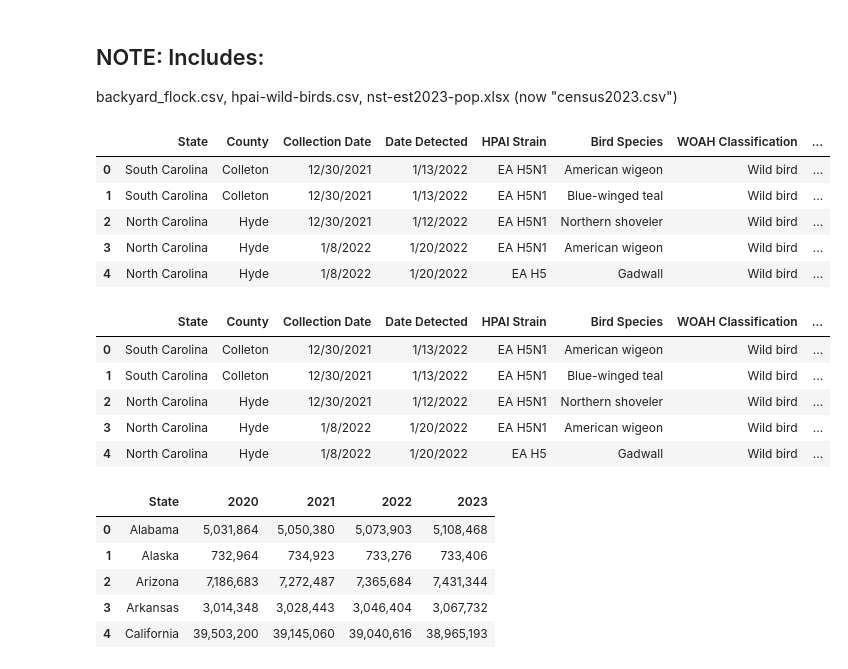
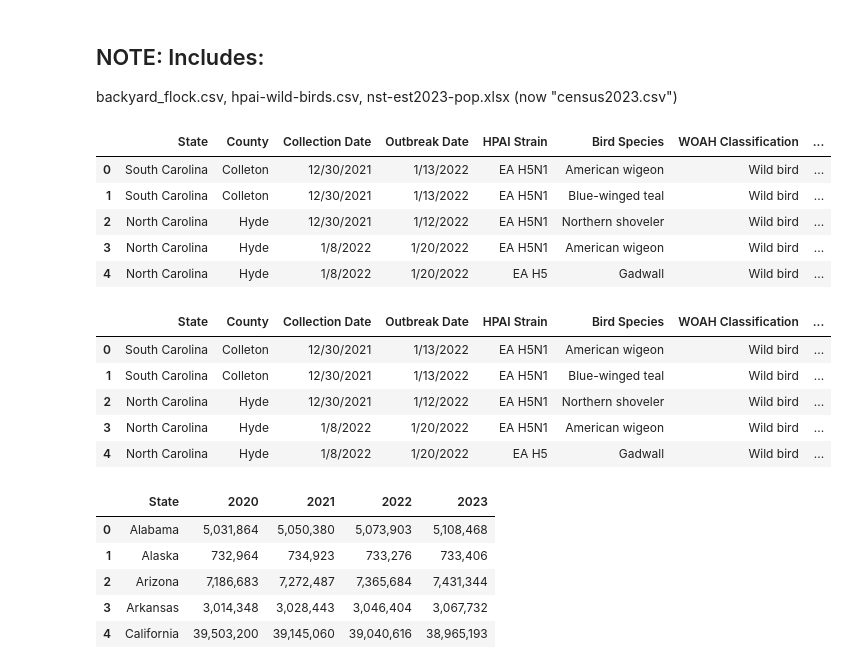
Before and after one commit to MaryPulley/Project_2, a Jupyter notebook: pre_process_combined.ipynb, the cells around one changed output. Saved outputs shown, nothing was run; the diff lists cells and outputs as text; code cells hidden in the pictures.

```diff
--- a/pre_process_combined.ipynb
+++ b/pre_process_combined.ipynb
@@ -18,8 +19,9 @@ from IPython.display import Image
 # %%
 wildbirds = pd.read_csv('./data/hpai-wild-birds.csv')
+wildbirds = wildbirds.rename(columns={'Date Detected': 'Outbreak Date'})
 wildbirds.head()
 # %% [output]
-|  | State | County | Collection Date | Date Detected | HPAI Strain | Bird Species | WOAH Classification | ... |
+|  | State | County | Collection Date | Outbreak Date | HPAI Strain | Bird Species | WOAH Classification | ... |
 | 0 | South Carolina | Colleton | 12/30/2021 | 1/13/2022 | EA H5N1 | American wigeon | Wild bird | ... |
 | 1 | South Carolina | Colleton | 12/30/2021 | 1/13/2022 | EA H5N1 | Blue-winged teal | Wild bird | ... |
 | 2 | North Carolina | Hyde | 12/30/2021 | 1/12/2022 | EA H5N1 | Northern shoveler | Wild bird | ... |
@@ -29,7 +31,7 @@ wildbirds.head()
 wildbirds = wildbirds.drop(columns = ['Submitting Agency'])
 wildbirds.head()
 # %% [output]
-|  | State | County | Collection Date | Date Detected | HPAI Strain | Bird Species | WOAH Classification | ... |
+|  | State | County | Collection Date | Outbreak Date | HPAI Strain | Bird Species | WOAH Classification | ... |
 | 0 | South Carolina | Colleton | 12/30/2021 | 1/13/2022 | EA H5N1 | American wigeon | Wild bird | ... |
 | 1 | South Carolina | Colleton | 12/30/2021 | 1/13/2022 | EA H5N1 | Blue-winged teal | Wild bird | ... |
 | 2 | North Carolina | Hyde | 12/30/2021 | 1/12/2022 | EA H5N1 | Northern shoveler | Wild bird | ... |
```
Also changed, not shown: parts of 13 cells of this notebook.
